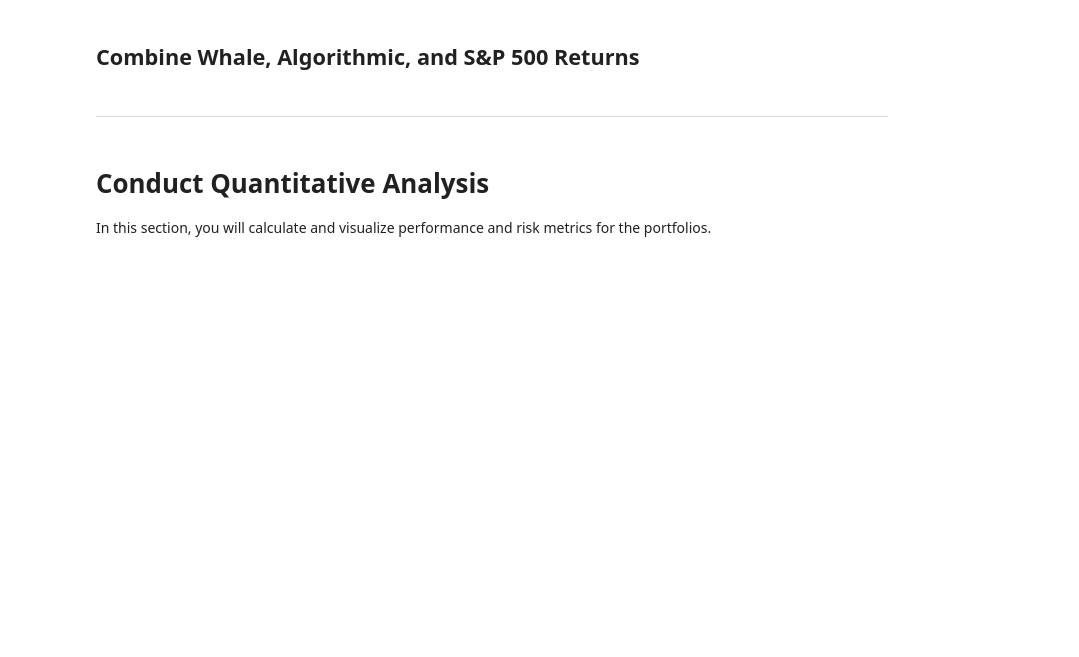
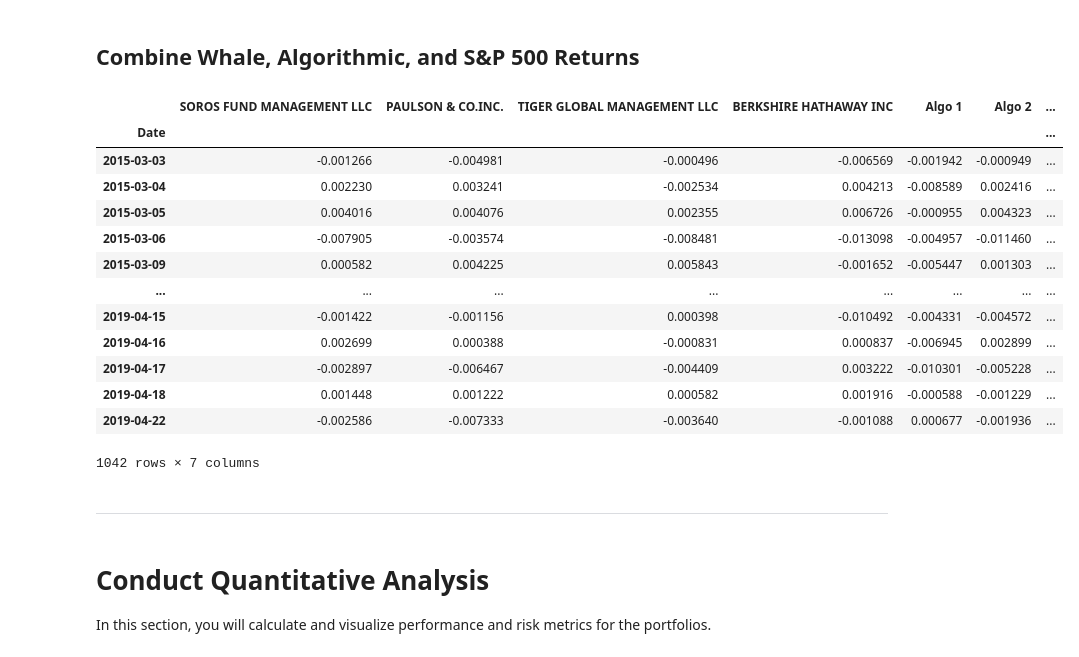
Before and after one commit to jordan-gilmartin/pandas-portfolio-analysis, a Jupyter notebook: whale_analysis.ipynb, the cells around one changed output. Saved outputs shown, nothing was run; the diff lists cells and outputs as text; code cells hidden in the pictures; blank space fills up the shorter version.

Commit message:
finished cleaning and combined to one DF

```diff
--- a/whale_analysis.ipynb
+++ b/whale_analysis.ipynb
@@ -174,8 +174,8 @@ sp500_df
 1649 rows × 1 columns
 # %%
 # Calculate Daily Returns
-daily_return = sp500_df.pct_change()
-daily_return
+sp500_df = sp500_df.pct_change()
+sp500_df
 # %% [output]
 |  | Close |
 | Date |  |
@@ -194,2 +199,4 @@ daily_return
 # %%
 # Drop nulls
+sp500_df = sp500_df.dropna()
+sp500_df
@@ -196,2 +223,6 @@ daily_return
 # %%
 # Rename `Close` Column to be specific to this portfolio.
+sp500_df = sp500_df.rename(columns={
+    'Close': 'sp500 Close'
+})
+sp500_df
@@ -199,6 +245,23 @@ daily_return
 ## Combine Whale, Algorithmic, and S&P 500 Returns
 # %%
 # Join Whale Returns, Algorithmic Returns, and the S&P 500 Returns into a single DataFrame with columns for each portfolio's returns.
+combined_df = pd.concat([whale_df, algo_df, sp500_df], axis='columns', join='inner')
+combined_df
+# %% [output]
+|  | SOROS FUND MANAGEMENT LLC | PAULSON & CO.INC. | TIGER GLOBAL MANAGEMENT LLC | BERKSHIRE HATHAWAY INC | Algo 1 | Algo 2 | ... |
+| Date |  |  |  |  |  |  | ... |
+| 2015-03-03 | -0.001266 | -0.004981 | -0.000496 | -0.006569 | -0.001942 | -0.000949 | ... |
+| 2015-03-04 | 0.002230 | 0.003241 | -0.002534 | 0.004213 | -0.008589 | 0.002416 | ... |
+| 2015-03-05 | 0.004016 | 0.004076 | 0.002355 | 0.006726 | -0.000955 | 0.004323 | ... |
+| 2015-03-06 | -0.007905 | -0.003574 | -0.008481 | -0.013098 | -0.004957 | -0.011460 | ... |
+| 2015-03-09 | 0.000582 | 0.004225 | 0.005843 | -0.001652 | -0.005447 | 0.001303 | ... |
+| ... | ... | ... | ... | ... | ... | ... | ... |
+| 2019-04-15 | -0.001422 | -0.001156 | 0.000398 | -0.010492 | -0.004331 | -0.004572 | ... |
+| 2019-04-16 | 0.002699 | 0.000388 | -0.000831 | 0.000837 | -0.006945 | 0.002899 | ... |
+| 2019-04-17 | -0.002897 | -0.006467 | -0.004409 | 0.003222 | -0.010301 | -0.005228 | ... |
+| 2019-04-18 | 0.001448 | 0.001222 | 0.000582 | 0.001916 | -0.000588 | -0.001229 | ... |
+| 2019-04-22 | -0.002586 | -0.007333 | -0.003640 | -0.001088 | 0.000677 | -0.001936 | ... |
+1042 rows × 7 columns
 # %% [markdown]
 ---
 # %% [markdown]
```
Also changed, not shown: parts of 4 cells of this notebook.
